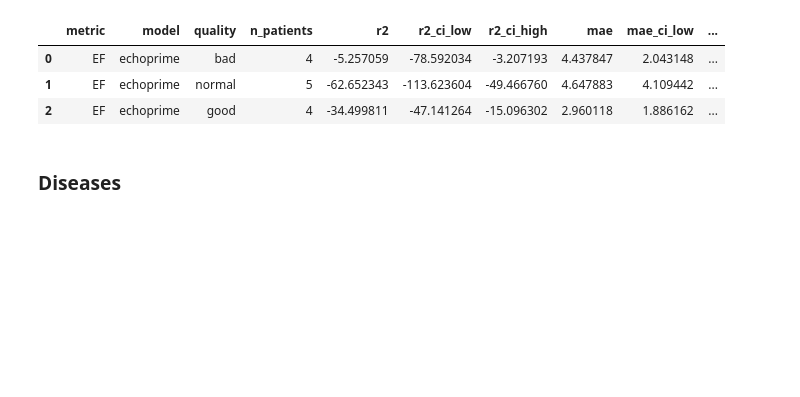
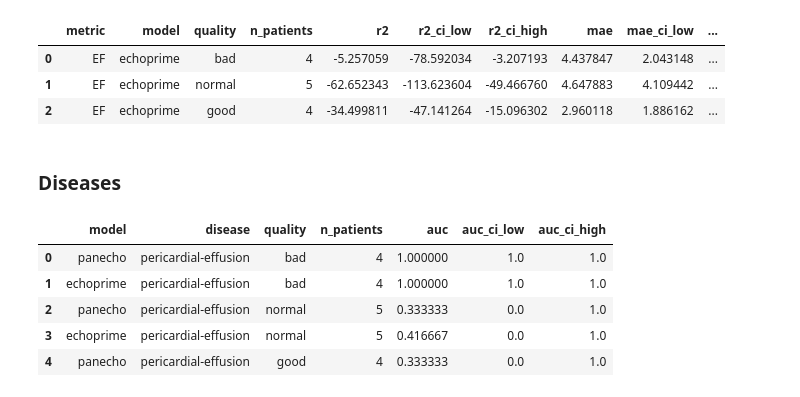
Before and after one commit to CardiovascularImagingVallHebron/EchoQuality, a Jupyter notebook: postprocess.ipynb, the cells around one changed output. Cells and saved outputs as stored; diff of their text form; code cells hidden in the pictures; blank space fills up the shorter version.

```diff
--- a/postprocess.ipynb
+++ b/postprocess.ipynb
@@ -602,20 +595,6 @@ def to_probability_score(value):
         return float(arr[0])
     return float(np.max(arr[1:]))
 
-def compute_precision_recall(y_true, y_score, threshold=0.5):
-    y_true = np.asarray(y_true, dtype=float)
-    y_score = np.asarray(y_score, dtype=float)
-    valid_mask = (~np.isnan(y_true)) & (~np.isnan(y_score))
-    y_true = y_true[valid_mask]
-    y_score = y_score[valid_mask]
-
-    if len(y_true) == 0:
-        return np.nan, np.nan
-
-    y_pred = (y_score >= threshold).astype(int)
-    precision = precision_score(y_true, y_pred, zero_division=0)
-    recall = recall_score(y_true, y_pred, zero_division=0)
-    return float(precision), float(recall)
 
 def bootstrap_auc_ci(y_true, y_score, metric_name, model_name, quality_name, n_boot=1000, rng=None):
     y_true = np.asarray(y_true, dtype=float)
@@ -724,47 +703,42 @@ for disease_name, cols in disease_mappings.items():
             n_boot=n_bootstrap,
             rng=rng,
         )
-        panecho_precision, panecho_recall = compute_precision_recall(
-            panecho_subset['y_true'].to_numpy(dtype=float),
-            panecho_subset['y_score'].to_numpy(dtype=float),
-        )
         disease_auc_rows.append({
             'model': 'panecho',
             'disease': disease_name,
             'quality': quality,
             'n_patients': panecho_n,
             'auc': panecho_auc,
             'auc_ci_low': panecho_ci_low,
-            'auc_ci_high': panecho_ci_high,
-            'precision': panecho_precision,
-            'recall': panecho_recall,
+            'auc_ci_high': panecho_ci_high
         })
 
         echoprime_subset = echoprime_eval[echoprime_eval['quality_study'] == quality].copy()
         echoprime_auc, echoprime_ci_low, echoprime_ci_high, echoprime_n = bootstrap_auc_ci(
             echoprime_subset['y_true'].to_numpy(dtype=float),
             echoprime_subset['y_score'].to_numpy(dtype=float),
             metric_name=disease_name,
             model_name='echoprime',
             quality_name=quality,
             n_boot=n_bootstrap,
             rng=rng,
         )
-        echoprime_precision, echoprime_recall = compute_precision_recall(
-            echoprime_subset['y_true'].to_numpy(dtype=float),
-            echoprime_subset['y_score'].to_numpy(dtype=float),
-        )
         disease_auc_rows.append({
             'model': 'echoprime',
             'disease': disease_name,
             'quality': quality,
             'n_patients': echoprime_n,
             'auc': echoprime_auc,
             'auc_ci_low': echoprime_ci_low,
-            'auc_ci_high': echoprime_ci_high,
-            'precision': echoprime_precision,
-            'recall': echoprime_recall,
+            'auc_ci_high': echoprime_ci_high
         })
 
 disease_auc_by_quality = pd.DataFrame(disease_auc_rows)
 disease_auc_by_quality.head()
+# %% [output]
+|  | model | disease | quality | n_patients | auc | auc_ci_low | auc_ci_high |
+| 0 | panecho | pericardial-effusion | bad | 4 | 1.000000 | 1.0 | 1.0 |
+| 1 | echoprime | pericardial-effusion | bad | 4 | 1.000000 | 1.0 | 1.0 |
+| 2 | panecho | pericardial-effusion | normal | 5 | 0.333333 | 0.0 | 1.0 |
+| 3 | echoprime | pericardial-effusion | normal | 5 | 0.416667 | 0.0 | 1.0 |
+| 4 | panecho | pericardial-effusion | good | 4 | 0.333333 | 0.0 | 1.0 |
```
Also changed, not shown: parts of 1 cell of this notebook.
